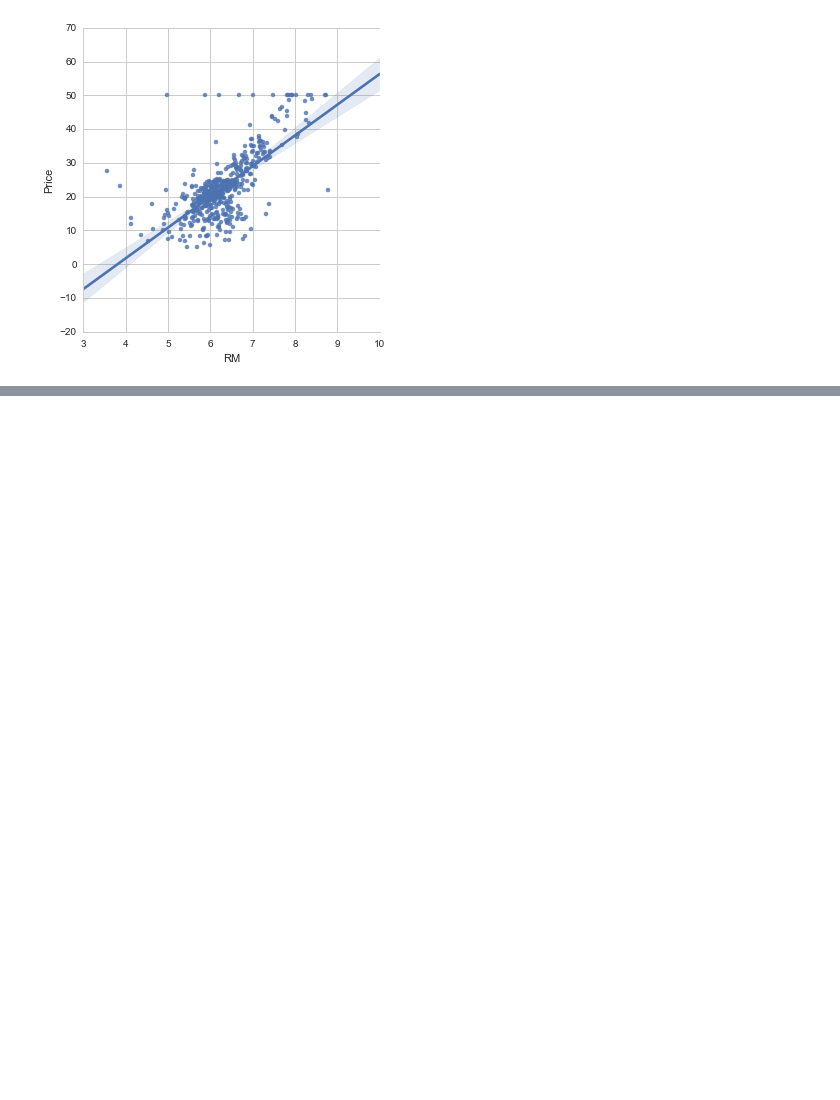
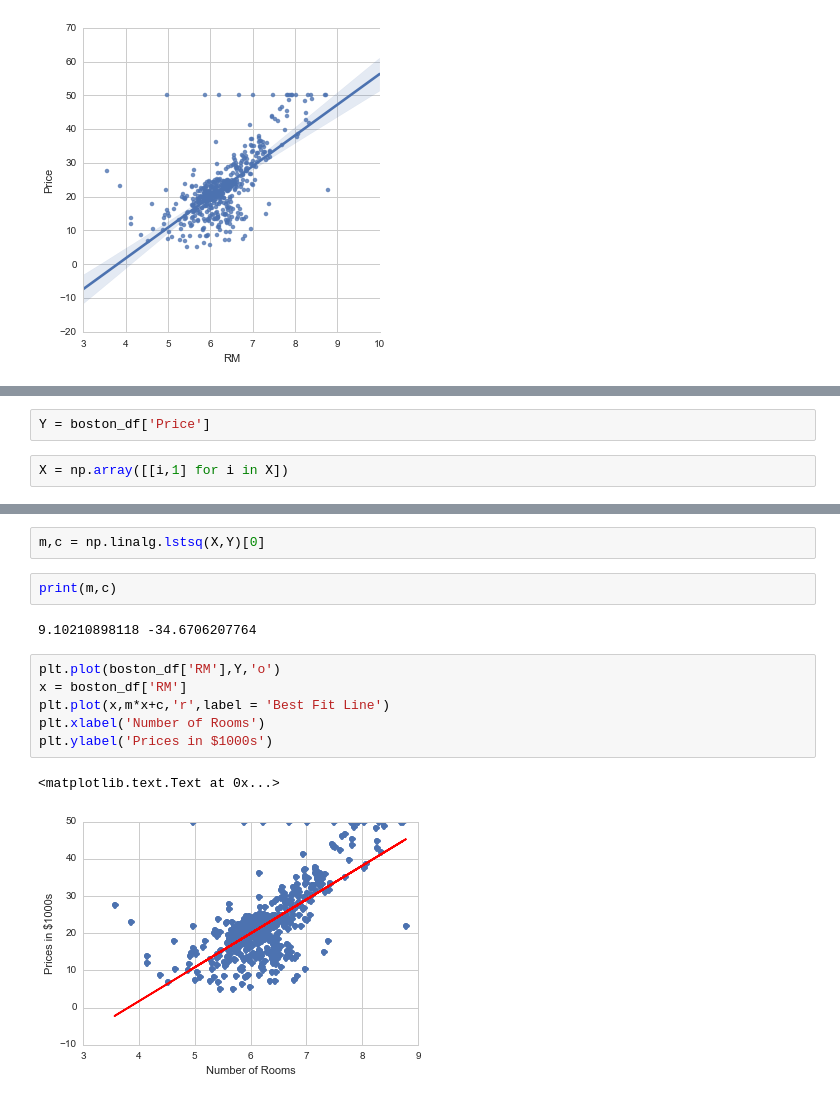
Before and after one commit to lastworden/datascience, a Jupyter notebook: Udemy/my_ml_notes/lec001_Linear_Regression_1.ipynb, the cells around one changed output, grey strips where cells are left out. Saved outputs shown, nothing was run; the diff lists cells and outputs as text; blank space fills up the shorter version.

```diff
--- a/Udemy/my_ml_notes/lec001_Linear_Regression_1.ipynb
+++ b/Udemy/my_ml_notes/lec001_Linear_Regression_1.ipynb
@@ -78,0 +119,4 @@ sns.lmplot('RM','Price',data = boston_df)
+# %%
+Y = boston_df['Price']
+# %%
+X = np.array([[i,1] for i in X])
@@ -78,0 +133,15 @@ sns.lmplot('RM','Price',data = boston_df)
+# %%
+m,c = np.linalg.lstsq(X,Y)[0]
+# %%
+print(m,c)
+# %% [output]
+9.10210898118 -34.6706207764
+# %%
+plt.plot(boston_df['RM'],Y,'o')
+x = boston_df['RM']
+plt.plot(x,m*x+c,'r',label = 'Best Fit Line')
+plt.xlabel('Number of Rooms')
+plt.ylabel('Prices in $1000s')
+# %% [output]
+<matplotlib.text.Text at 0x...>
+[figure, added]
```
Also changed, not shown: parts of 53 cells of this notebook, 18 other files.
